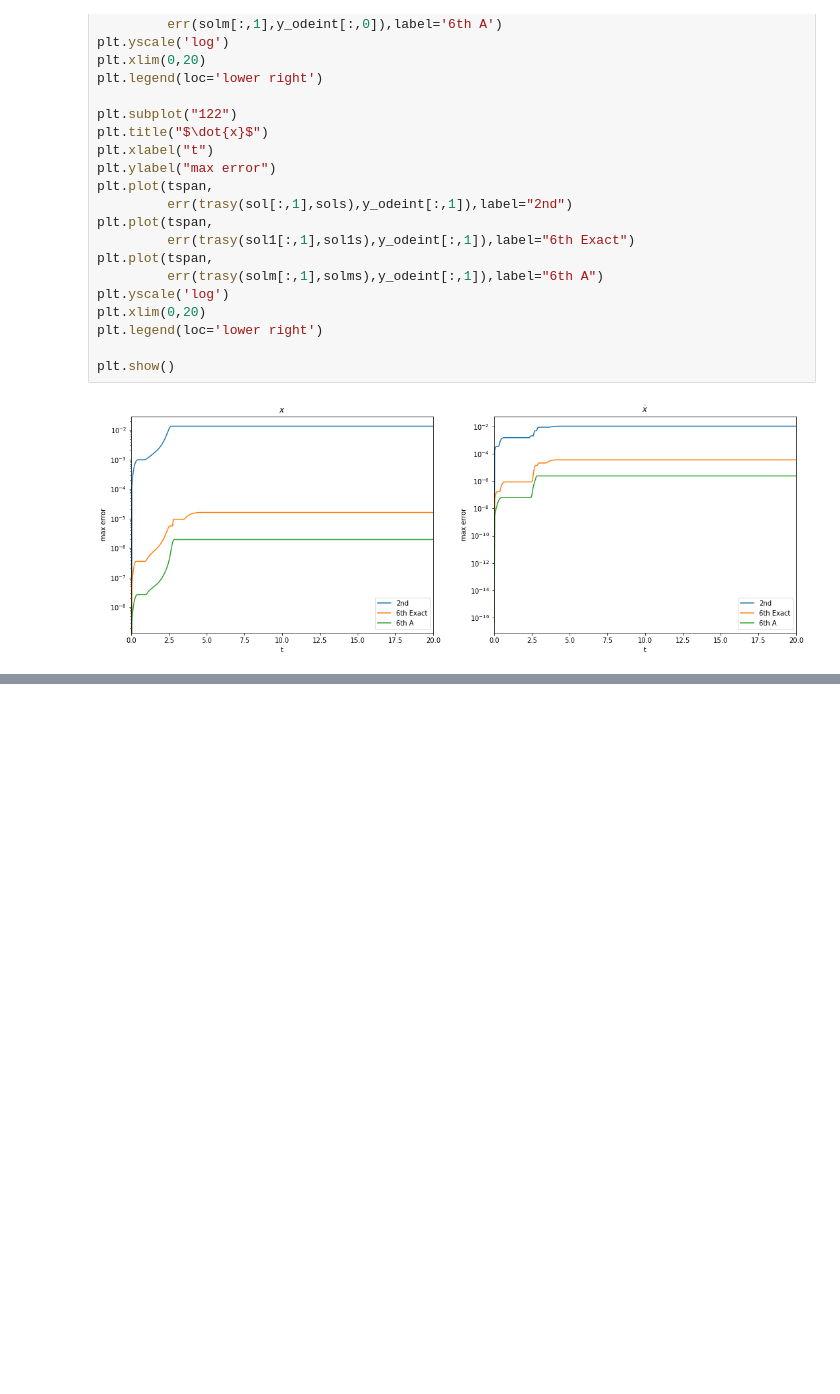
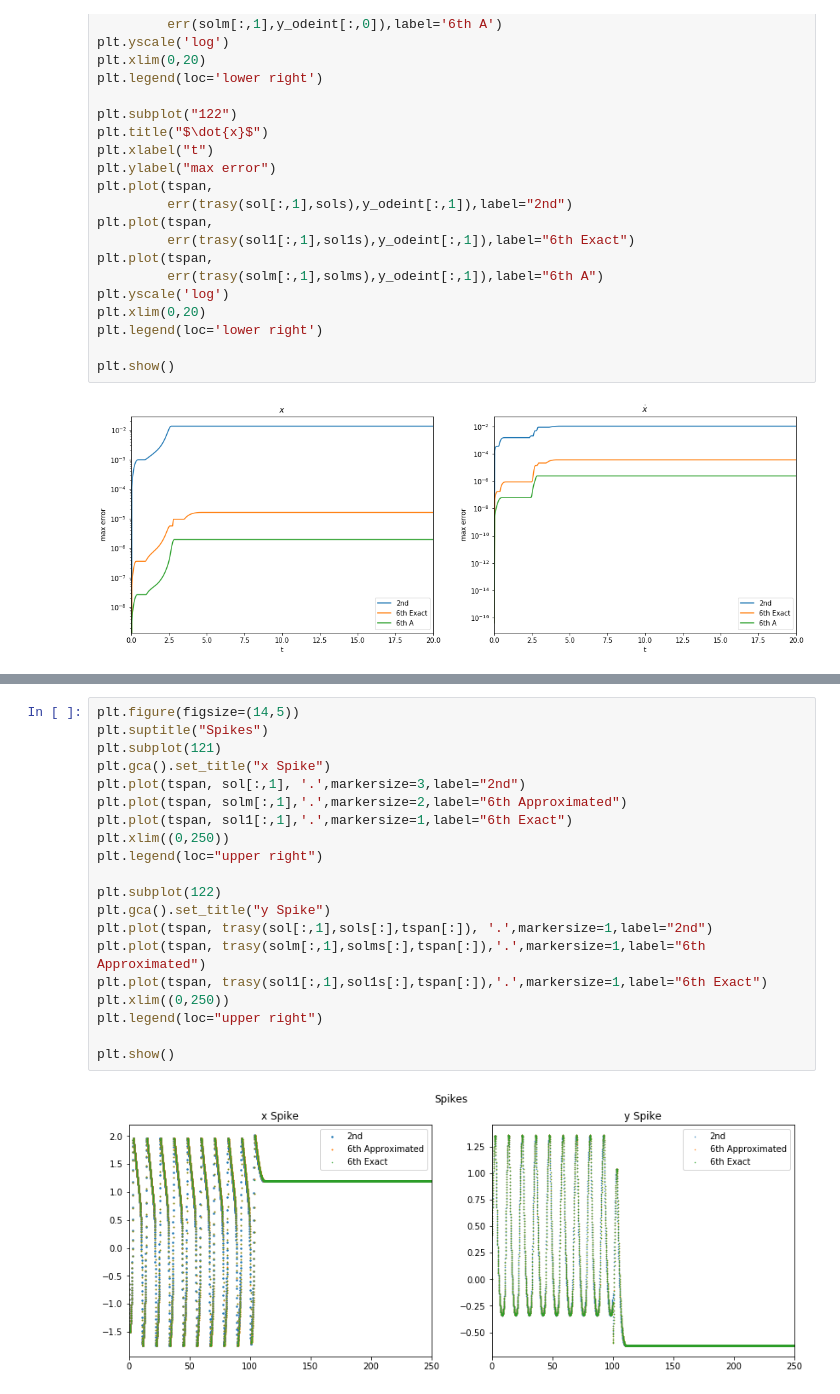
Before and after one commit to fzadra/VanDerPolContact, a Jupyter notebook: VDP.ipynb, the cells around one changed output, grey strips where cells are left out. Cells and saved outputs as stored; diff of their text form; blank space fills up the shorter version.

```diff
--- a/VDP.ipynb
+++ b/VDP.ipynb
@@ -612,0 +678,22 @@ plt.show()
+# %%
+plt.figure(figsize=(14,5))
+plt.suptitle("Spikes")
+plt.subplot(121)
+plt.gca().set_title("x Spike")
+plt.plot(tspan, sol[:,1], '.',markersize=3,label="2nd")
+plt.plot(tspan, solm[:,1],'.',markersize=2,label="6th Approximated")
+plt.plot(tspan, sol1[:,1],'.',markersize=1,label="6th Exact")
+plt.xlim((0,250))
+plt.legend(loc="upper right")
+
+plt.subplot(122)
+plt.gca().set_title("y Spike")
+plt.plot(tspan, trasy(sol[:,1],sols[:],tspan[:]), '.',markersize=1,label="2nd")
+plt.plot(tspan, trasy(solm[:,1],solms[:],tspan[:]),'.',markersize=1,label="6th Approximated")
+plt.plot(tspan, trasy(sol1[:,1],sol1s[:],tspan[:]),'.',markersize=1,label="6th Exact")
+plt.xlim((0,250))
+plt.legend(loc="upper right")
+
+plt.show()
+# %% [output]
+[figure, added]
```
Also changed, not shown: parts of 8 cells of this notebook.
